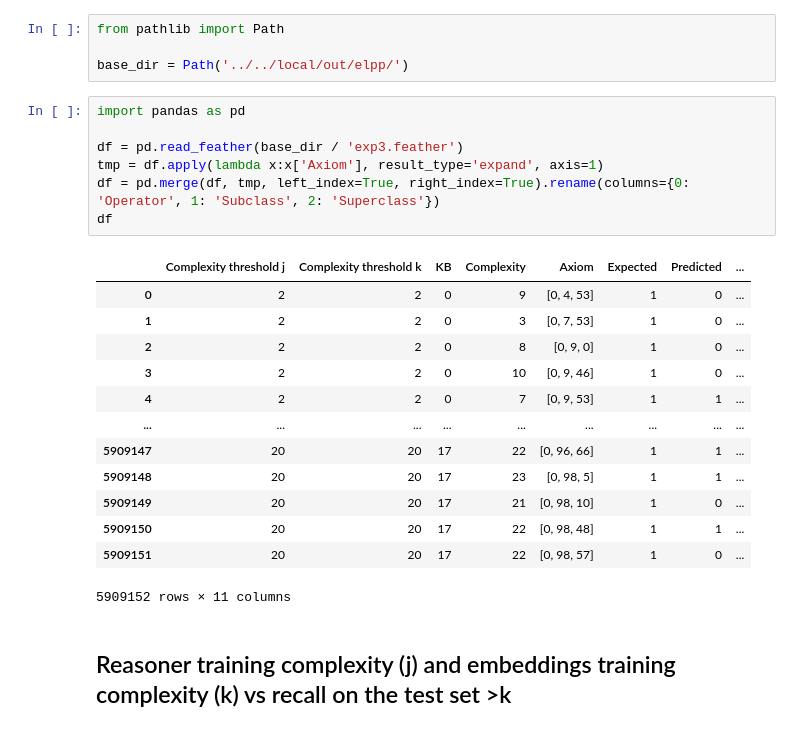
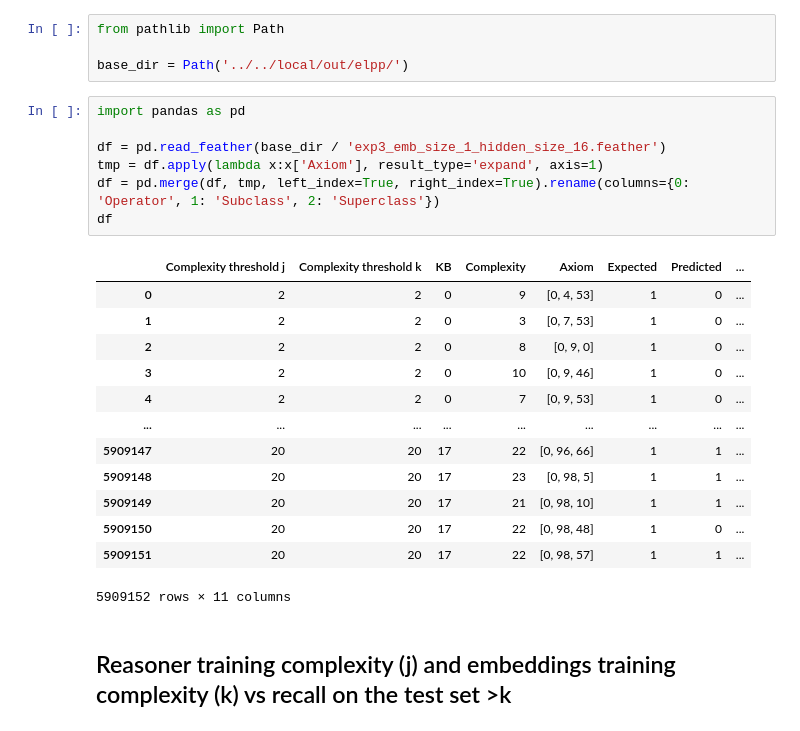
Before and after one commit to wtaisner/reasonable-embeddings, a Jupyter notebook: src/elpp/exp3-analyze.ipynb, the cells around one changed output. Saved outputs shown, nothing was run; the diff lists cells and outputs as text.

```diff
--- a/src/elpp/exp3-analyze.ipynb
+++ b/src/elpp/exp3-analyze.ipynb
@@ -5,23 +5,23 @@ base_dir = Path('../../local/out/elpp/')
 # %%
 import pandas as pd
 
-df = pd.read_feather(base_dir / 'exp3.feather')
+df = pd.read_feather(base_dir / 'exp3_emb_size_1_hidden_size_16.feather')
 tmp = df.apply(lambda x:x['Axiom'], result_type='expand', axis=1)
 df = pd.merge(df, tmp, left_index=True, right_index=True).rename(columns={0: 'Operator', 1: 'Subclass', 2: 'Superclass'})
 df
 # %% [output]
 |  | Complexity threshold j | Complexity threshold k | KB | Complexity | Axiom | Expected | Predicted | ... |
 | 0 | 2 | 2 | 0 | 9 | [0, 4, 53] | 1 | 0 | ... |
 | 1 | 2 | 2 | 0 | 3 | [0, 7, 53] | 1 | 0 | ... |
 | 2 | 2 | 2 | 0 | 8 | [0, 9, 0] | 1 | 0 | ... |
 | 3 | 2 | 2 | 0 | 10 | [0, 9, 46] | 1 | 0 | ... |
-| 4 | 2 | 2 | 0 | 7 | [0, 9, 53] | 1 | 1 | ... |
+| 4 | 2 | 2 | 0 | 7 | [0, 9, 53] | 1 | 0 | ... |
 | ... | ... | ... | ... | ... | ... | ... | ... | ... |
 | 5909147 | 20 | 20 | 17 | 22 | [0, 96, 66] | 1 | 1 | ... |
 | 5909148 | 20 | 20 | 17 | 23 | [0, 98, 5] | 1 | 1 | ... |
-| 5909149 | 20 | 20 | 17 | 21 | [0, 98, 10] | 1 | 0 | ... |
-| 5909150 | 20 | 20 | 17 | 22 | [0, 98, 48] | 1 | 1 | ... |
-| 5909151 | 20 | 20 | 17 | 22 | [0, 98, 57] | 1 | 0 | ... |
+| 5909149 | 20 | 20 | 17 | 21 | [0, 98, 10] | 1 | 1 | ... |
+| 5909150 | 20 | 20 | 17 | 22 | [0, 98, 48] | 1 | 0 | ... |
+| 5909151 | 20 | 20 | 17 | 22 | [0, 98, 57] | 1 | 1 | ... |
 5909152 rows × 11 columns
 # %% [markdown]
 ## Reasoner training complexity (j) and embeddings training complexity (k) vs recall on the test set >k
```
Also changed, not shown: parts of 6 cells of this notebook, 4 other files.
